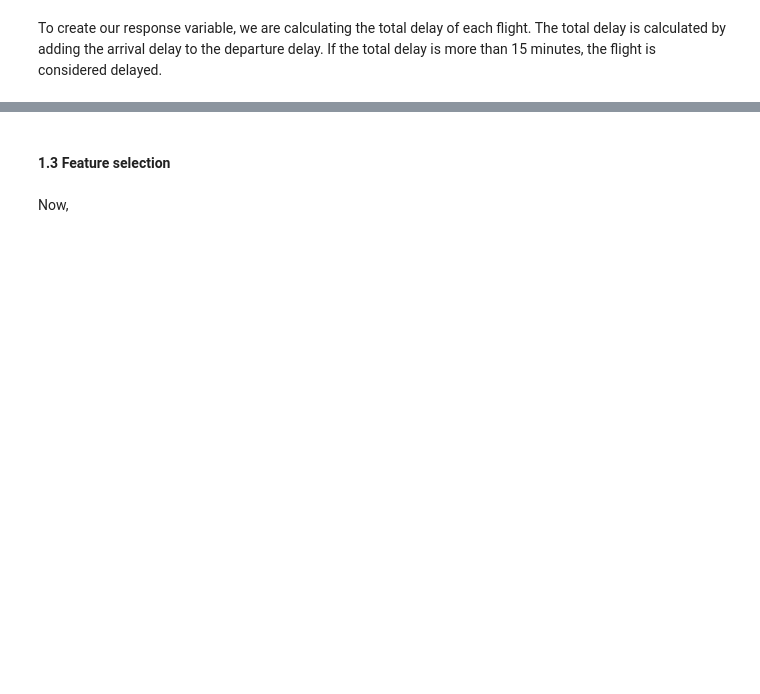
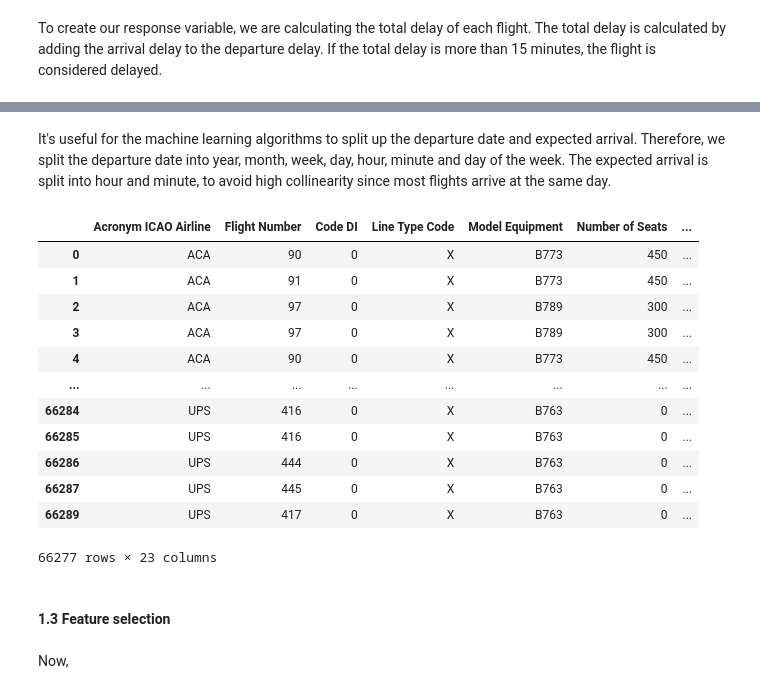
Before and after one commit to TygoF/Flight-delay-prediction, a Jupyter notebook: main.ipynb, the cells around one changed output, grey strips where cells are left out. Cells and saved outputs as stored; diff of their text form; code cells hidden in the pictures; blank space fills up the shorter version.

```diff
--- a/main.ipynb
+++ b/main.ipynb
@@ -179,3 +179,39 @@ display(data_brazil3)
+# %% [markdown]
+It's useful for the machine learning algorithms to split up the departure date and expected arrival. Therefore, we split the departure date into year, month, week, day, hour, minute and day of the week. The expected arrival is split into hour and minute, to avoid high collinearity since most flights arrive at the same day.
+# %%
+# Create new columns to split up the departure date
+data_brazil3["SchedDeparture_year"] = data_brazil3["Scheduled departure"].dt.year
+data_brazil3["SchedDeparture_month"] = data_brazil3["Scheduled departure"].dt.month
+data_brazil3["SchedDeparture_week"] = data_brazil3["Scheduled departure"].dt.isocalendar().week
+data_brazil3["SchedDeparture_day"] = data_brazil3["Scheduled departure"].dt.day
+data_brazil3["SchedDeparture_hour"] = data_brazil3["Scheduled departure"].dt.hour
+data_brazil3["SchedDeparture_minute"] = data_brazil3["Scheduled departure"].dt.minute
+data_brazil3["SchedDeparture_dayofweek"] = data_brazil3["Scheduled departure"].dt.dayofweek
+
+# Create new columns for parts of the expected arrival date
+data_brazil3["ExpArrival_hour"] = data_brazil3["Expected Arrival"].dt.hour
+data_brazil3["ExpArrival_minute"] = data_brazil3["Expected Arrival"].dt.minute
+
+# Drop entries that are not in January
+data_brazil3.drop(index=data_brazil3.index[data_brazil3["SchedDeparture_month"]!=1], inplace=True)
+
+# Drop redundant columns with dates
+data_brazil4 = data_brazil3.drop(columns=['Scheduled departure', 'Expected Arrival'])
+display(data_brazil4)
+# %% [output]
+|  | Acronym ICAO Airline | Flight Number | Code DI | Line Type Code | Model Equipment | Number of Seats | ... |
+| 0 | ACA | 90 | 0 | X | B773 | 450 | ... |
+| 1 | ACA | 91 | 0 | X | B773 | 450 | ... |
+| 2 | ACA | 97 | 0 | X | B789 | 300 | ... |
+| 3 | ACA | 97 | 0 | X | B789 | 300 | ... |
+| 4 | ACA | 90 | 0 | X | B773 | 450 | ... |
+| ... | ... | ... | ... | ... | ... | ... | ... |
+| 66284 | UPS | 416 | 0 | X | B763 | 0 | ... |
+| 66285 | UPS | 416 | 0 | X | B763 | 0 | ... |
+| 66286 | UPS | 444 | 0 | X | B763 | 0 | ... |
+| 66287 | UPS | 445 | 0 | X | B763 | 0 | ... |
+| 66289 | UPS | 417 | 0 | X | B763 | 0 | ... |
+66277 rows × 23 columns
 # %% [markdown]
 #### 1.3 Feature selection
 # %% [markdown]
```
Also changed, not shown: parts of 12 cells of this notebook.
